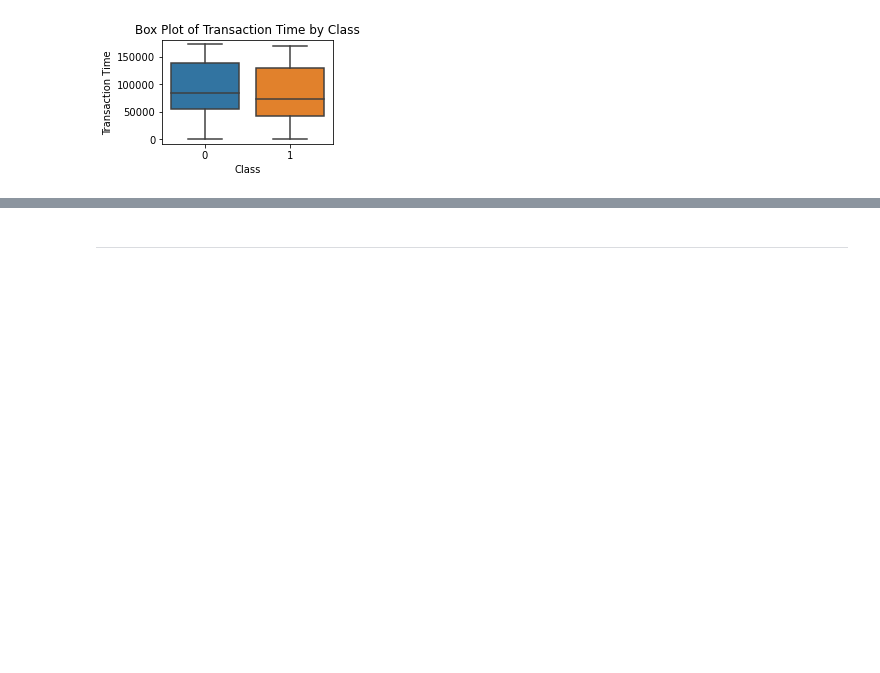
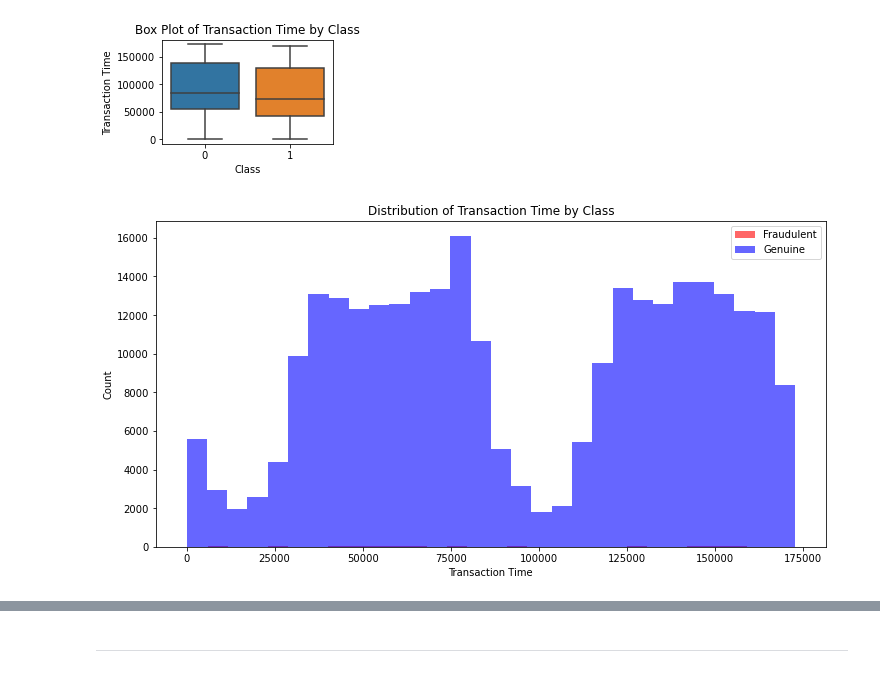
Before and after one commit to Edna722/CODSOFT_ML, a Jupyter notebook: Credit Card fraud detection _task 5.ipynb, the cells around one changed output, grey strips where cells are left out. Cells and saved outputs as stored; diff of their text form; code cells hidden in the pictures; blank space fills up the shorter version.

```diff
--- a/Credit Card fraud detection _task 5.ipynb
+++ b/Credit Card fraud detection _task 5.ipynb
@@ -249,3 +254,14 @@ plt.tight_layout()
 plt.show()
 # %% [output]
 [figure]
+# %%
+plt.figure(figsize=(12, 6))
+plt.hist(fraudulent_data['Time'], bins=30, color='red', alpha=0.6, label='Fraudulent')
+plt.hist(genuine_data['Time'], bins=30, color='blue', alpha=0.6, label='Genuine')
+plt.xlabel('Transaction Time')
+plt.ylabel('Count')
+plt.legend()
+plt.title('Distribution of Transaction Time by Class')
+plt.show()
+# %% [output]
+[figure, added]
```
Also changed, not shown: parts of 15 cells of this notebook.
